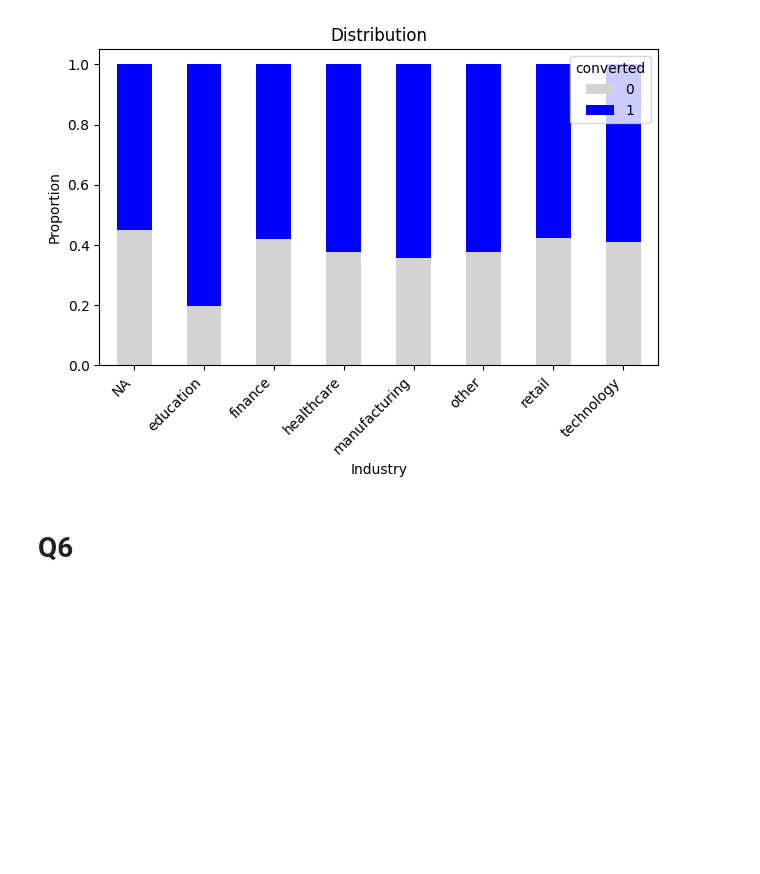
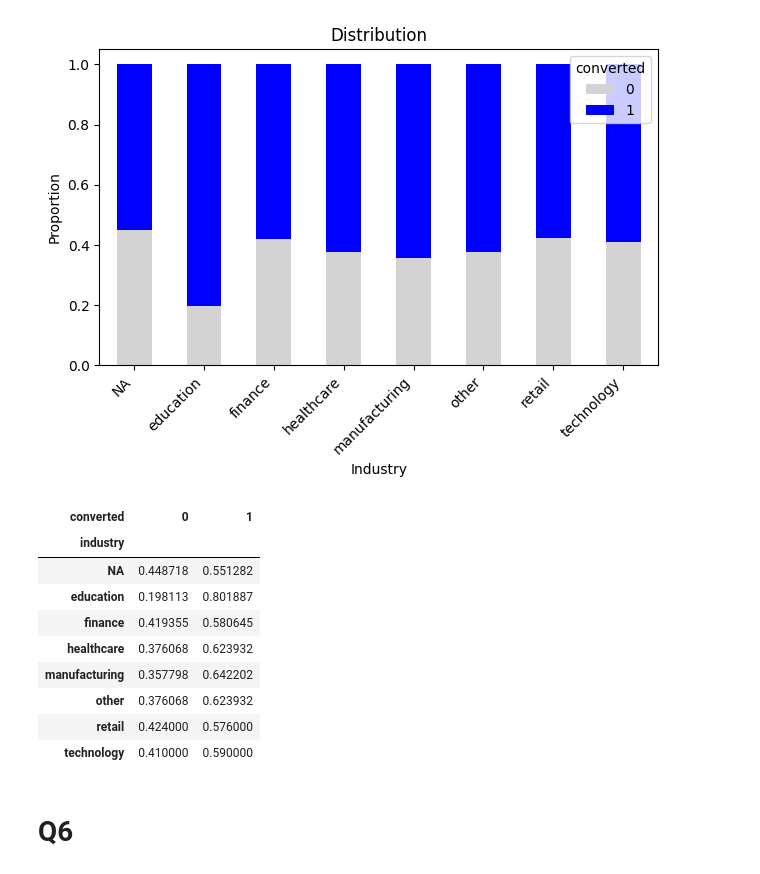
Before and after one commit to altmnt/ml-zoomcamp-fun, a Jupyter notebook: HW3/HW3.ipynb, the cells around one changed output. Cells and saved outputs as stored; diff of their text form; code cells hidden in the pictures; blank space fills up the shorter version.

```diff
--- a/HW3/HW3.ipynb
+++ b/HW3/HW3.ipynb
@@ -184,6 +184,19 @@ plt.tight_layout()
 plt.show()
 # %% [output]
 [figure]
+# %%
+counts
+# %% [output]
+| converted | 0 | 1 |
+| industry |  |  |
+| NA | 0.448718 | 0.551282 |
+| education | 0.198113 | 0.801887 |
+| finance | 0.419355 | 0.580645 |
+| healthcare | 0.376068 | 0.623932 |
+| manufacturing | 0.357798 | 0.642202 |
+| other | 0.376068 | 0.623932 |
+| retail | 0.424000 | 0.576000 |
+| technology | 0.410000 | 0.590000 |
 # %% [markdown]
 # Q6
 # %%
```
